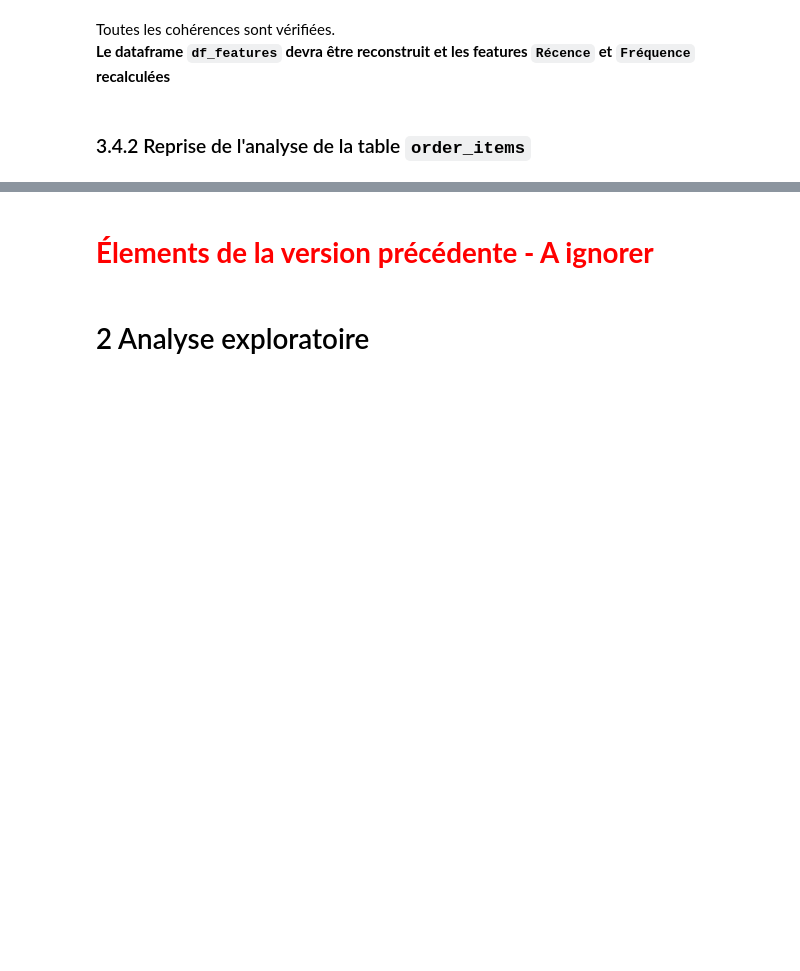
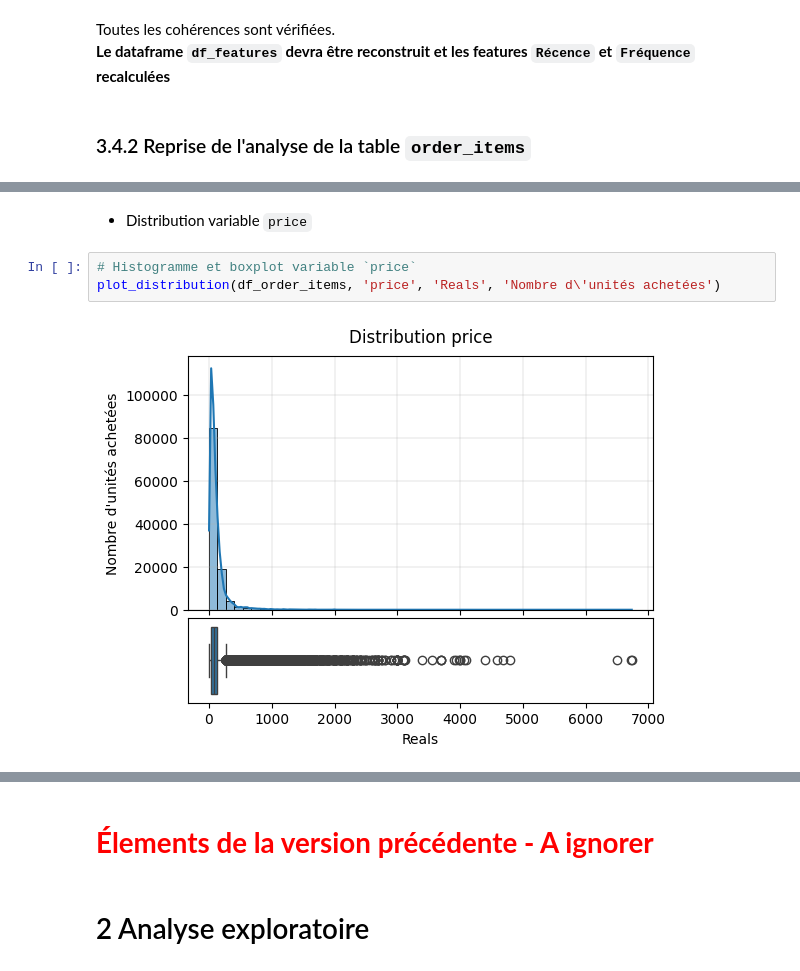
Before and after one commit to Christophe-Aballea/OC_projet5_Segmentez_des_clients_d_un_site_ecommerce, a Jupyter notebook: P05_Notebook2_Feature_ingineering.ipynb, the cells around one changed output, grey strips where cells are left out. Cells and saved outputs as stored; diff of their text form; blank space fills up the shorter version.

```diff
--- a/P05_Notebook2_Feature_ingineering.ipynb
+++ b/P05_Notebook2_Feature_ingineering.ipynb
@@ -979,0 +1048,7 @@ Toutes les cohérences sont vérifiées.
+# %% [markdown]
+* Distribution variable `price`
+# %%
+# Histogramme et boxplot variable `price`
+plot_distribution(df_order_items, 'price', 'Reals', 'Nombre d\'unités achetées')
+# %% [output]
+[figure, added]
```
Also changed, not shown: parts of 47 cells of this notebook.
